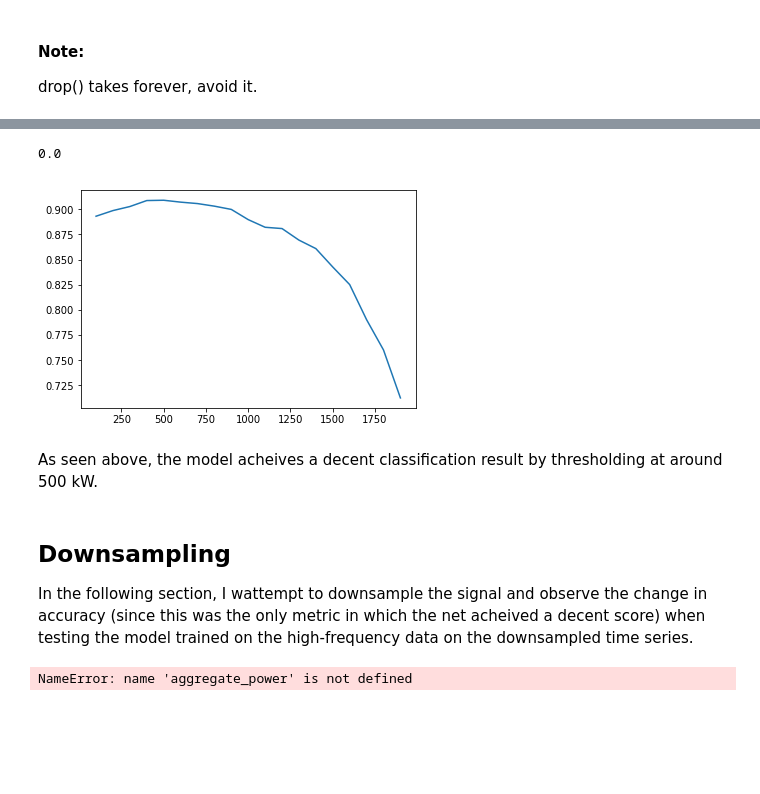
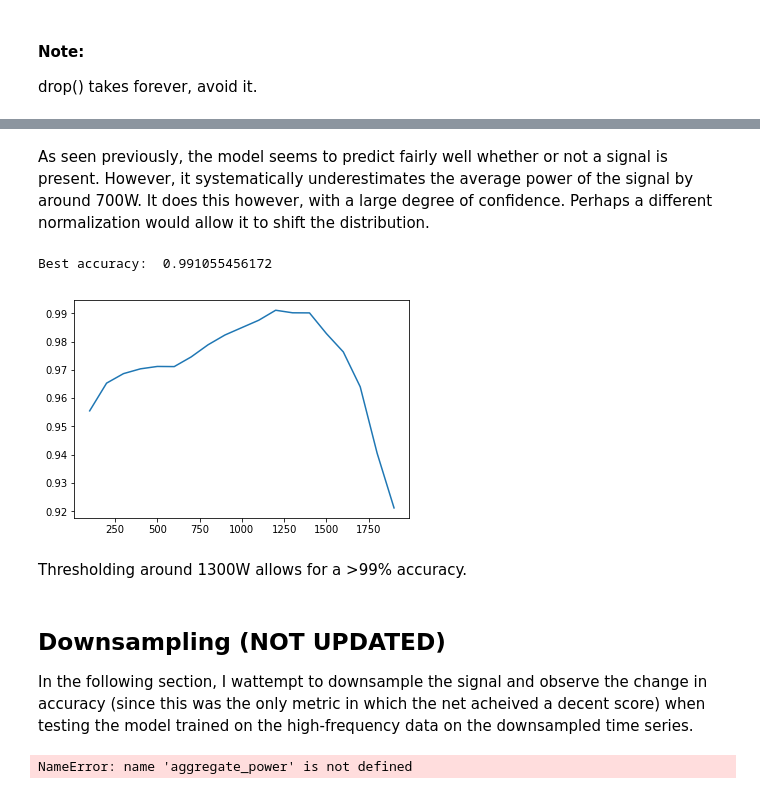
Before and after one commit to Fesche/NILM, a Jupyter notebook: model_testing.ipynb, the cells around one changed output, grey strips where cells are left out. Drawn from its saved outputs; the diff is of its cells as text; code cells hidden in the pictures; blank space fills up the shorter version.

Commit message:
normalization and testing

```diff
--- a/model_testing.ipynb
+++ b/model_testing.ipynb
@@ -159,5 +192,5 @@ def create_training_set(aggregate_power, activations, ap_sans_activations = None
 #### Note:
 drop() takes forever, avoid it.<br>
 # %%
-clean_ap = clean_power_series(aggregate_power,kettle_activations)
+clean_ap = clean_power_series(aggregate_power,kettle_activations_pd)
 # %%
@@ -266,0 +217,5 @@ More data is clearly needed in order to train an adequate model, however the mod
+# %%
+from keras.models import load_model
+
+model = load_model('../master_data/nilm/models/model0118.h5')
+normalization = pd.read_csv('../master_data/nilm/normalization_params.csv', header=0, delim_whitespace=True)
@@ -266,0 +229,11 @@ More data is clearly needed in order to train an adequate model, however the mod
+# %%
+X_np = np.array(X).reshape((X.shape[0],X.shape[1],1))
+y_np = np.array(y).reshape((y.shape[0],y.shape[1]))
+
+mean = normalization['mean'].values[0]
+X_np = X_np - mean
+sd = normalization['sd'].values[0]
+#rand_sd = rand_sd.sample(frac=1).reset_index(drop=True)
+X_np /= sd
+print("Mean: ", X_np.mean())
+print("Std: ", X_np.std())
@@ -266,0 +243,22 @@ More data is clearly needed in order to train an adequate model, however the mod
+# %%
+
+pred = model.predict(X_np)
+
+diff_power = pred[:,2] - y_np[:,2]
+diff_clean = pred[:,2][y_np[:,2] == 0] - y_np[:,2][y_np[:,2] == 0]
+diff_signal = pred[:,2][y_np[:,2] != 0] - y_np[:,2][y_np[:,2] != 0]
+
+
+print(pred.shape)
+
+plt.hist(diff_power,bins=50, color='teal')
+plt.title("Distribution of prediction - measurement")
+plt.show()
+
+plt.hist(diff_clean,bins=50, color='teal')
+plt.title("Distribution of prediction - measurement with no signal present")
+plt.show()
+
+plt.hist(diff_signal,bins=50, color='teal')
+plt.title("Distribution of prediction - measurement with signal present")
+plt.show()
@@ -267,32 +270,33 @@ More data is clearly needed in order to train an adequate model, however the mod
+# %% [markdown]
+As seen previously, the model seems to predict fairly well whether or not a signal is present. However, it systematically underestimates the average power of the signal by around 700W. It does this however, with a large degree of confidence. Perhaps a different normalization would allow it to shift the distribution.
 # %%
 #F1 score = 2*(recall*precision)/(recall+precision)
 signal_present_gold = np.zeros(pred.shape[0])
-signal_present_gold[np.where(y_test_np[:,2] > 0)] = 1
+signal_present_gold[np.where(y_np[:,2] > 0)] = 1
 accs = []
 thresholds = np.arange(100,2000,100)
 
 for i in thresholds:
     signal_present_pred = np.zeros(pred.shape[0])
     signal_present_pred[np.where(pred[:,2] >= i)] = 1
 
     precision = signal_present_gold[signal_present_gold + signal_present_pred == 2].shape[0]/np.sum(signal_present_pred)
     recall = signal_present_gold[signal_present_gold + signal_present_pred == 2].shape[0]/np.sum(signal_present_gold)
     f1 = 2*(recall*precision)/(recall+precision)
 
     accs.append(f1)
 
-
-print(signal_present_gold_ds.sum()/signal_present_gold_ds.shape[0])
+print("Best accuracy: ", max(accs))
 plt.plot(thresholds,accs)
 plt.xticks = thresholds
 plt.show()
 # %% [output]
-0.0
+Best accuracy:  0.991055456172
-[figure, old version]
+[figure, new version]
-# %% [markdown]
-As seen above, the model acheives a decent classification result by thresholding at around 500 kW.
+# %% [markdown]
+Thresholding around 1300W allows for a >99% accuracy.
 # %% [markdown]
-## Downsampling
+## Downsampling (NOT UPDATED)
 
 In the following section, I wattempt to downsample the signal and observe the change in accuracy (since this was the only metric in which the net acheived a decent score) when testing the model trained on the high-frequency data on the downsampled time series.
 # %%
```
Also changed, not shown: parts of 30 cells of this notebook, 2 other files.
